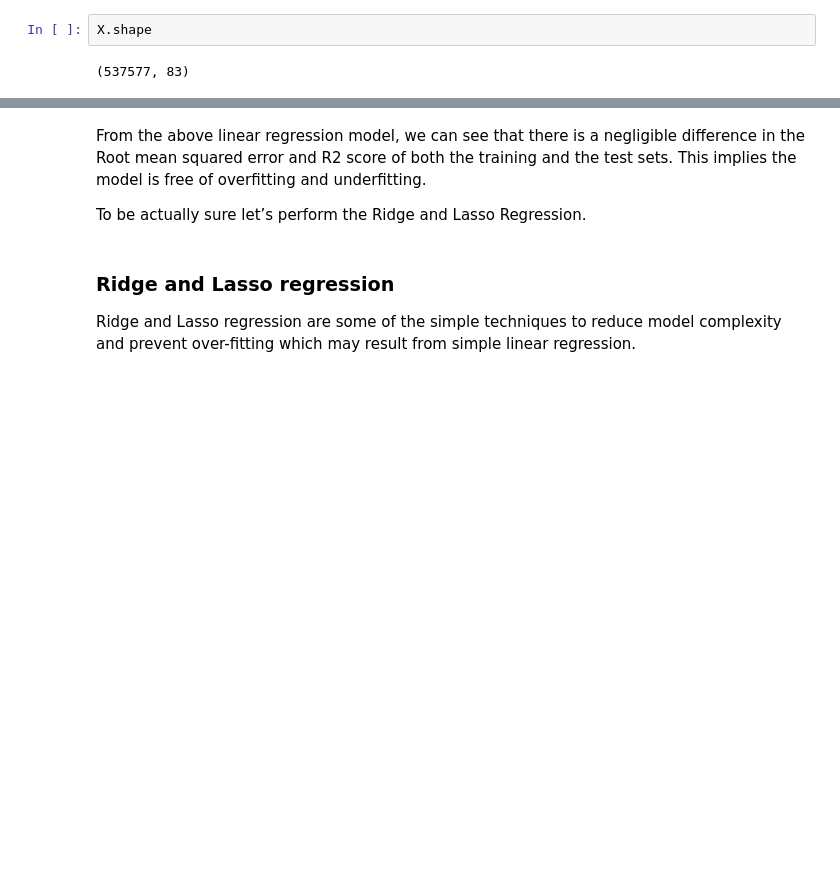
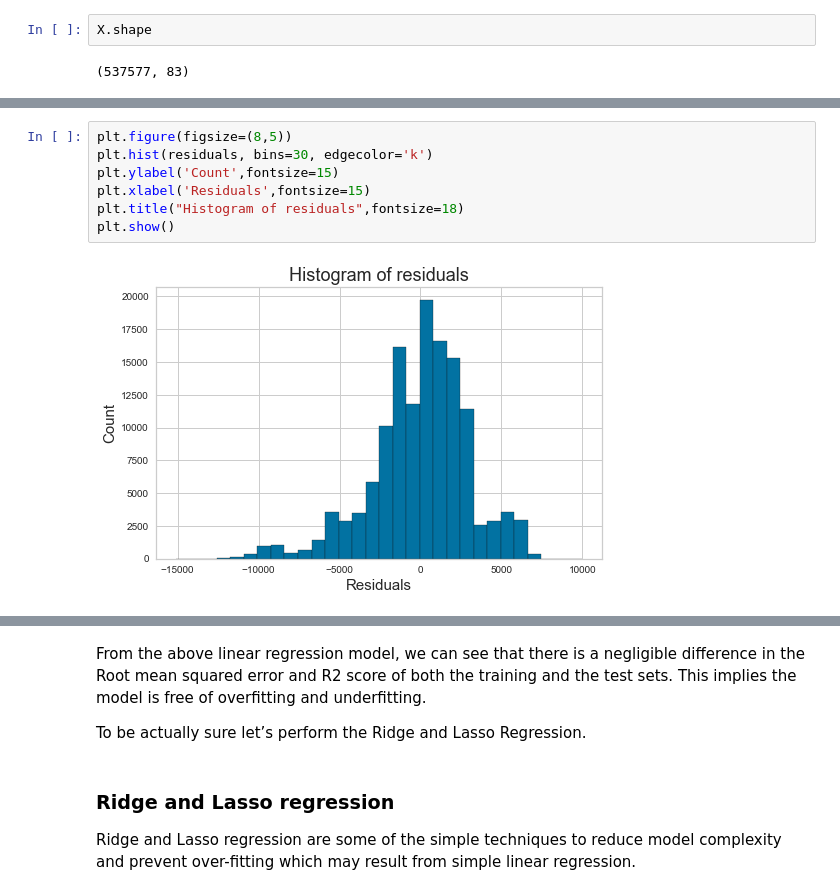
Before and after one commit to sheemambabu/Capstone_Project_1-In_Depth_Analysis, a Jupyter notebook: Linear_Regresion_Black_Friday.ipynb, the cells around one changed output, grey strips where cells are left out. Drawn from its saved outputs; the diff is of its cells as text; blank space fills up the shorter version.

```diff
--- a/Linear_Regresion_Black_Friday.ipynb
+++ b/Linear_Regresion_Black_Friday.ipynb
@@ -677,0 +715,9 @@ visualizer.poof()
+# %%
+plt.figure(figsize=(8,5))
+plt.hist(residuals, bins=30, edgecolor='k')
+plt.ylabel('Count',fontsize=15)
+plt.xlabel('Residuals',fontsize=15)
+plt.title("Histogram of residuals",fontsize=18)
+plt.show()
+# %% [output]
+[figure, added]
```
Also changed, not shown: parts of 27 cells of this notebook.
